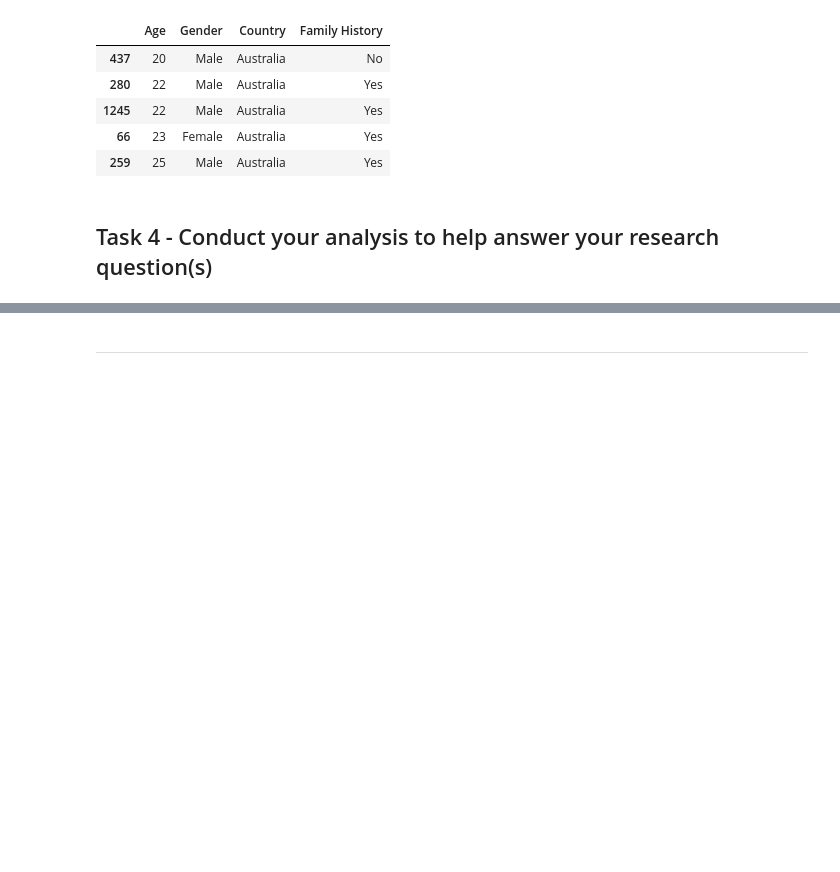
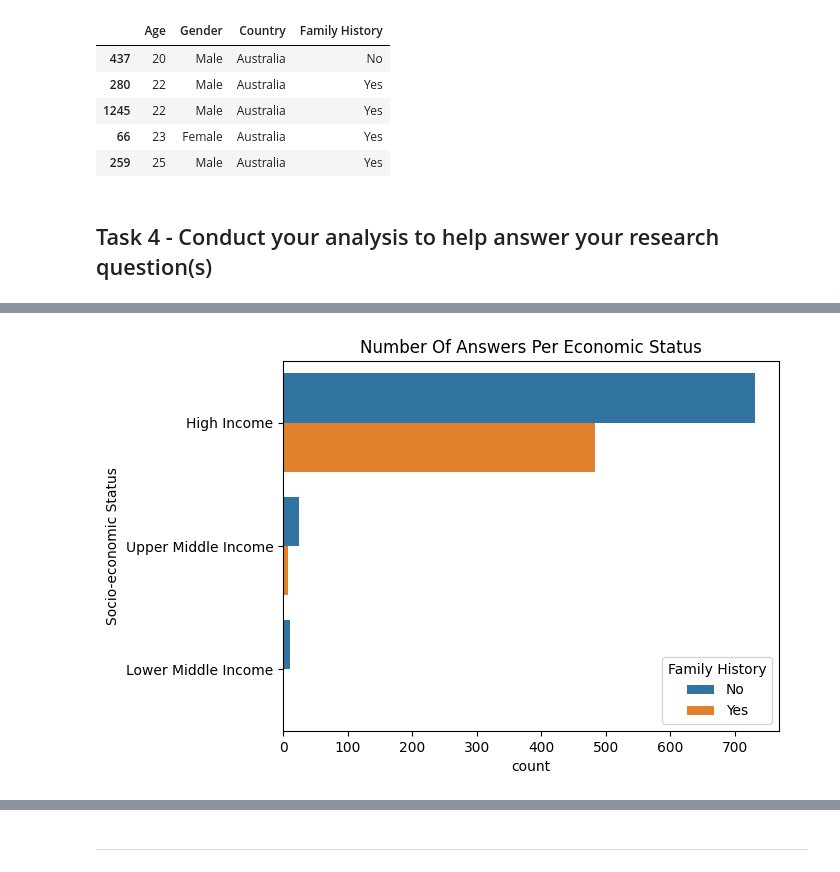
Before and after one commit to ubco-W2022T1-cosc301/project-group06, a Jupyter notebook: notebooks/analysis2.ipynb, the cells around one changed output, grey strips where cells are left out. Cells and saved outputs as stored; diff of their text form; code cells hidden in the pictures; blank space fills up the shorter version.

```diff
--- a/notebooks/analysis2.ipynb
+++ b/notebooks/analysis2.ipynb
@@ -275,0 +335,25 @@ Task 4 is completed in groupAnalysis.ipynb.
+# %%
+#Convert the list of countries to a list of socio-economic classes
+countryList = projectDf['Country'].tolist()
+highIncomeList = ['Australia','Austria','Bahamas','Belgium','Canada','Croatia','Czech Republic','Denmark','Finland','France','Germany','Greece','Hungary','Ireland','Israel','Italy','Japan','Latvia','Netherlands','New Zealand','Norway','Poland','Portugal','Singapore','Slovenia','Spain','Sweden','Switzerland','United Kingdom','United States','Uruguay']
+upperMiddleIncomeList = ['Bosnia and Herzegovina','Brazil','Bulgaria','China','Colombia','Costa Rica','Georgia','Mexico','Moldova','Romania','Russia','South Africa','Thailand']
+lowerMiddleIncomeList = ['India','Nigeria','Philippines','Zimbabwe']
+lowIncomeList = []
+socioEconomicStatusList = []
+for item in countryList:
+    if item in highIncomeList:
+        socioEconomicStatusList.append('High Income')
+    elif item in upperMiddleIncomeList:
+        socioEconomicStatusList.append('Upper Middle Income')
+    elif item in lowerMiddleIncomeList:
+        socioEconomicStatusList.append('Lower Middle Income')
+    else:
+        socioEconomicStatusList.append('Low Income')
+#Add the new column to the dataframe
+projectDf['Socio-economic Status'] = socioEconomicStatusList
+#Visualise the graph with economic status instead of countries
+sns.countplot(data=projectDf,y='Socio-economic Status',hue='Family History').set(title='Number Of Answers Per Economic Status')
+#Display the plot using matplotlib
+plt.show()
+# %% [output]
+[figure, added]
```
Also changed, not shown: parts of 16 cells of this notebook, 1 other file.
